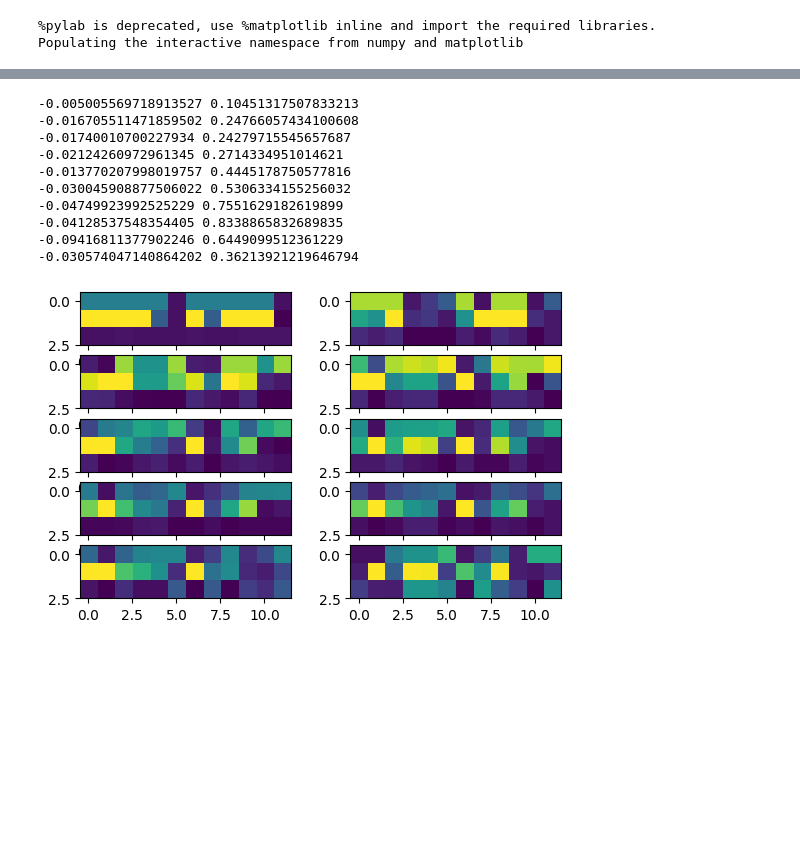
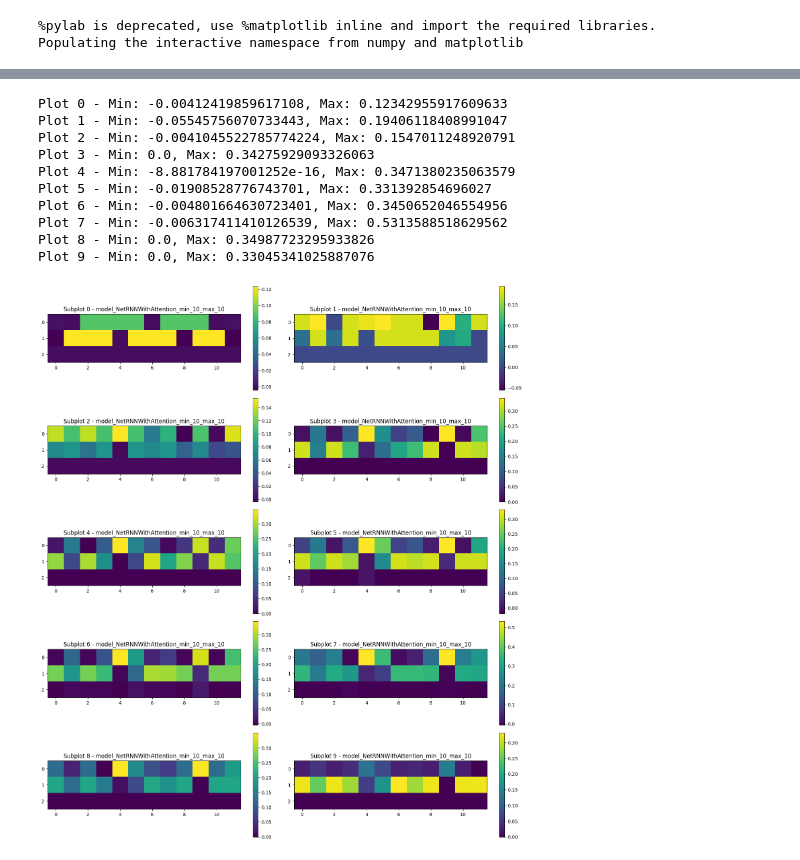
Before and after one commit to Ahmadar91/Master-sThesis, a Jupyter notebook: Attention.ipynb, the cells around one changed output, grey strips where cells are left out. Cells and saved outputs as stored; diff of their text form; code cells hidden in the pictures; blank space fills up the shorter version.

```diff
--- a/Attention.ipynb
+++ b/Attention.ipynb
@@ -775,7 +763,7 @@ num_samples = 100
 for rep in range(1):  # Number of repetitions
     for min_len, max_len in zip(min_lengths, max_lengths):
         # Select the model based on 'kind'
-        for kind in ["RNN", "NetRNNWithAttention", "NetRNNWithAttentionExpFirst","LSTM", "NetLSTMWithAttention",,"NetLSTMWithAttentionExpFirst" "GRU", "NetGRUWithAttention","NetGRUWithAttentionExpFirst"]:
+        for kind in ["RNN", "NetRNNWithAttention", "NetRNNWithAttentionExpFirst","LSTM", "NetLSTMWithAttention","NetLSTMWithAttentionExpFirst" "GRU", "NetGRUWithAttention","NetGRUWithAttentionExpFirst"]:
             if kind == "RNN":
                 model = NetRNN(hidden_dim=12, inp=3)
             elif kind == "NetRNNWithAttention":
@@ -850,11 +869,11 @@ KeyboardInterrupt:
 # %%
 # Load the model
-model = torch.load("./models/model_RNN_min_length_5 max_length_5 fill_0 value_1_-1 value_2_1.model")
+model = torch.load("./models/model_RNN_min_10_max_10.model")
 model.eval()  # Set the model to evaluation mode
 
 
 # Assuming generateTrainData is defined and returns sequences and targets
-sequences, targets = generateTrainData(1000, [5,5])
+sequences, targets = generateTrainData(1000, [10,10])
 
 # Convert sequences and targets to tensors and pad sequences
 seq_tensors = [torch.tensor(seq, dtype=torch.float32) for seq in sequences]
@@ -896,10 +915,10 @@ Average Test Loss: 0.2337
 # %%
 # Load the model
-model = torch.load("./models/model_NetRNNWithAttention_min_length_5 max_length_5 fill_0 value_1_-1 value_2_1.model")
+model = torch.load("./models/model_NetRNNWithAttention_min_10_max_10.model")
 model.eval()  # Set the model to evaluation mode
 
 # Assuming generateTrainData is defined and returns sequences and targets
-sequences, targets = generateTrainData(1000, [5,5])
+sequences, targets = generateTrainData(1000, [10,10])
 
 # Convert sequences and targets to tensors and pad sequences
 seq_tensors = [torch.tensor(seq, dtype=torch.float32) for seq in sequences]
@@ -1057,10 +1076,11 @@ def removalIntoMatrix(res,width,H):
     return numpy.array(M)
 # %%
 # Load the model
-model = torch.load("./Models/model_RNN_min_length_10 max_length_10 fill_0 value_1_-1 value_2_1.model")
+model = torch.load("./Models/model_RNN_min_10_max_10.model")
 model.eval()  # Set the model to evaluation mode
 
 
+plt.figure(figsize=(15, 20))  # Adjust the size as needed
 
 # Run the analysis
 for i in range(10):
@@ -1069,6 +1089,11 @@ for i in range(10):
     S,H=shrinkingDecompositionInformation(model,12,s,t.transpose(),whichTS=i,dsLength=10)
     subplot(6,2,i+1)
     M=removalIntoMatrix(S,12,H)
-    imshow(M)
-    print(M.min(),M.max())
+    ax = plt.subplot(6, 2, i+1)  # Arrange in 5 rows and 2 columns
+    im = ax.imshow(M)
+    ax.set_title(f'Subplot {i} - model_RNN_min_10_max_10')
+    plt.colorbar(im, ax=ax)  # Add a colorbar to each subplot
+    print(f'Plot {i} - Min: {M.min()}, Max: {M.max()}')
+plt.tight_layout()  # Adjust the spacing between plots
+plt.show()
 # %% [output]
@@ -1086,30 +1111,36 @@ for i in range(10):
 # %%
 # Load the model
-model = torch.load("./Models/model_NetRNNWithAttention_min_length_10 max_length_10 fill_0 value_1_-1 value_2_1.model")
+model = torch.load("./Models/model_NetRNNWithAttention_min_10_max_10.model")
 model.eval()  # Set the model to evaluation mode
 
 
+plt.figure(figsize=(15, 20))  # Adjust the size as needed
 
 # Run the analysis
 for i in range(10):
     s, t = generateTrainData(100, [10,10])  # Use your generateTrainData function
     # Visualize the results
     S,H=shrinkingDecompositionInformation(model,12,s,t.transpose(),whichTS=i,dsLength=10)
     subplot(6,2,i+1)
     M=removalIntoMatrix(S,12,H)
-    imshow(M)
-    print(M.min(),M.max())
+    ax = plt.subplot(6, 2, i+1)  # Arrange in 5 rows and 2 columns
+    im = ax.imshow(M)
+    ax.set_title(f'Subplot {i} - model_NetRNNWithAttention_min_10_max_10')
+    plt.colorbar(im, ax=ax)  # Add a colorbar to each subplot
+    print(f'Plot {i} - Min: {M.min()}, Max: {M.max()}')
+plt.tight_layout()  # Adjust the spacing between plots
+plt.show()
 # %% [output]
--0.005005569718913527 0.10451317507833213
--0.016705511471859502 0.24766057434100608
--0.01740010700227934 0.24279715545657687
--0.02124260972961345 0.2714334951014621
--0.013770207998019757 0.4445178750577816
--0.030045908877506022 0.5306334155256032
--0.04749923992525229 0.7551629182619899
--0.04128537548354405 0.8338865832689835
--0.09416811377902246 0.6449099512361229
--0.030574047140864202 0.36213921219646794
+Plot 0 - Min: -0.00412419859617108, Max: 0.12342955917609633
+Plot 1 - Min: -0.05545756070733443, Max: 0.19406118408991047
+Plot 2 - Min: -0.0041045522785774224, Max: 0.1547011248920791
+Plot 3 - Min: 0.0, Max: 0.34275929093326063
+Plot 4 - Min: -8.881784197001252e-16, Max: 0.3471380235063579
+Plot 5 - Min: -0.01908528776743701, Max: 0.331392854696027
+Plot 6 - Min: -0.004801664630723401, Max: 0.3450652046554956
+Plot 7 - Min: -0.006317411410126539, Max: 0.5313588518629562
+Plot 8 - Min: 0.0, Max: 0.34987723295933826
+Plot 9 - Min: 0.0, Max: 0.33045341025887076
-[figure, old version]
+[figure, new version]
 # %%
 # Load the model
```
Also changed, not shown: parts of 12 cells of this notebook, 57 other files.
